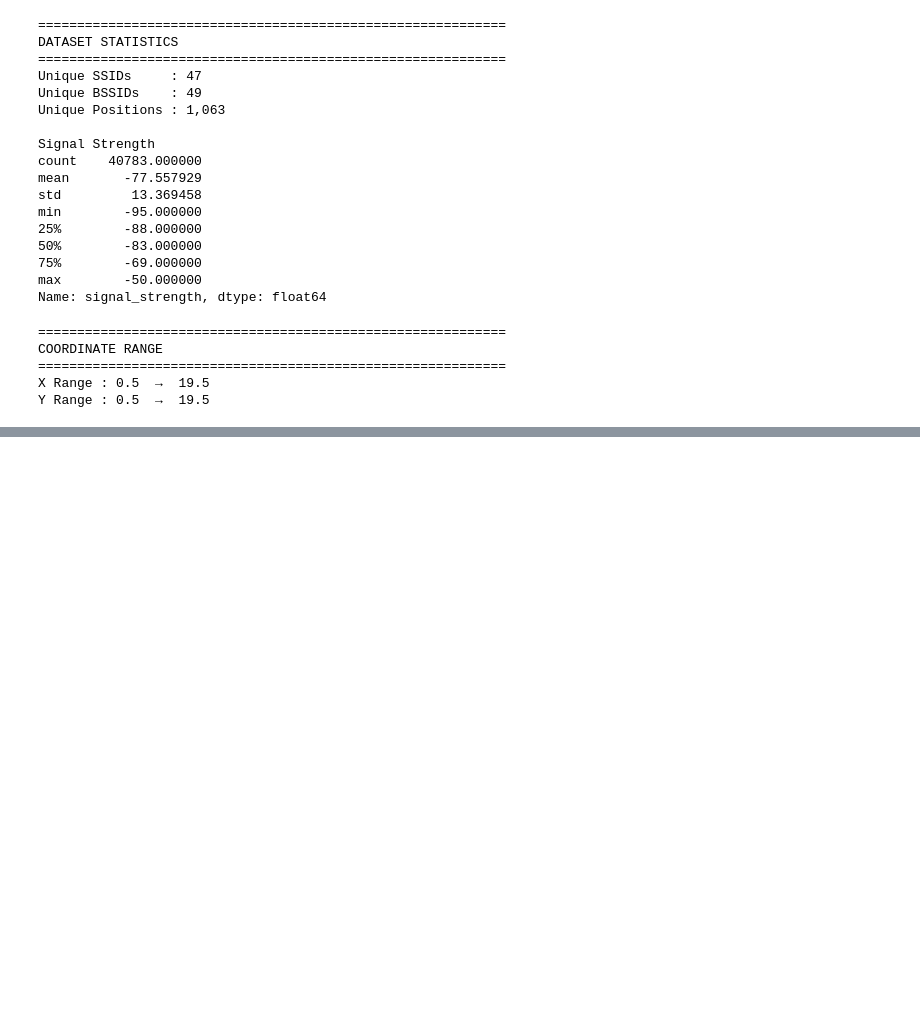
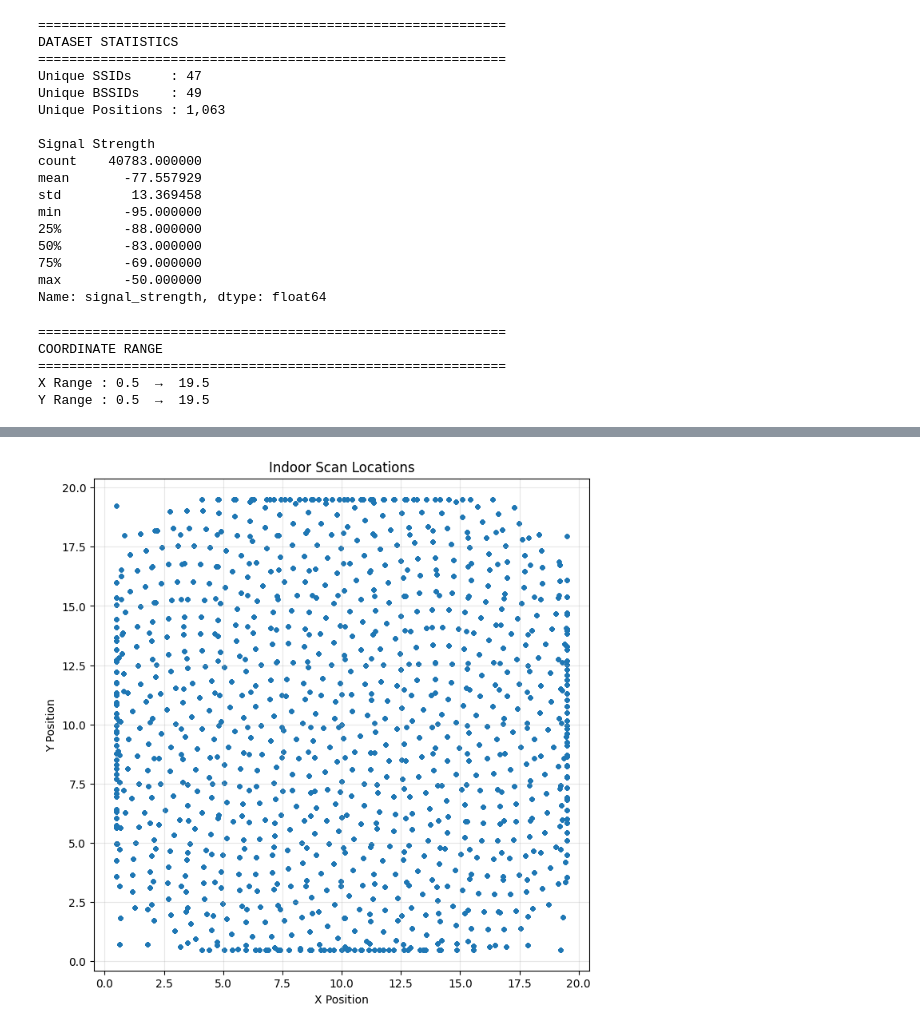
Before and after one commit to moazabeer/wifi-indoor-localization-ml, a Jupyter notebook: notebooks/WiFi_Indoor_Localization.ipynb, the cells around one changed output, grey strips where cells are left out. Cells and saved outputs as stored; diff of their text form; code cells hidden in the pictures; blank space fills up the shorter version.

```diff
--- a/notebooks/WiFi_Indoor_Localization.ipynb
+++ b/notebooks/WiFi_Indoor_Localization.ipynb
@@ -396,0 +484,27 @@ Y Range : 0.5  →  19.5
+# %%
+# ==========================================================
+# Scan Locations
+# ==========================================================
+
+plt.figure(figsize=(8,8))
+
+plt.scatter(
+    dataset["x_pos"],
+    dataset["y_pos"],
+    s=10,
+    alpha=0.6
+)
+
+plt.title("Indoor Scan Locations")
+
+plt.xlabel("X Position")
+
+plt.ylabel("Y Position")
+
+plt.grid(alpha=0.3)
+
+plt.axis("equal")
+
+plt.show()
+# %% [output]
+[figure, added]
```
Also changed, not shown: parts of 7 cells of this notebook.
